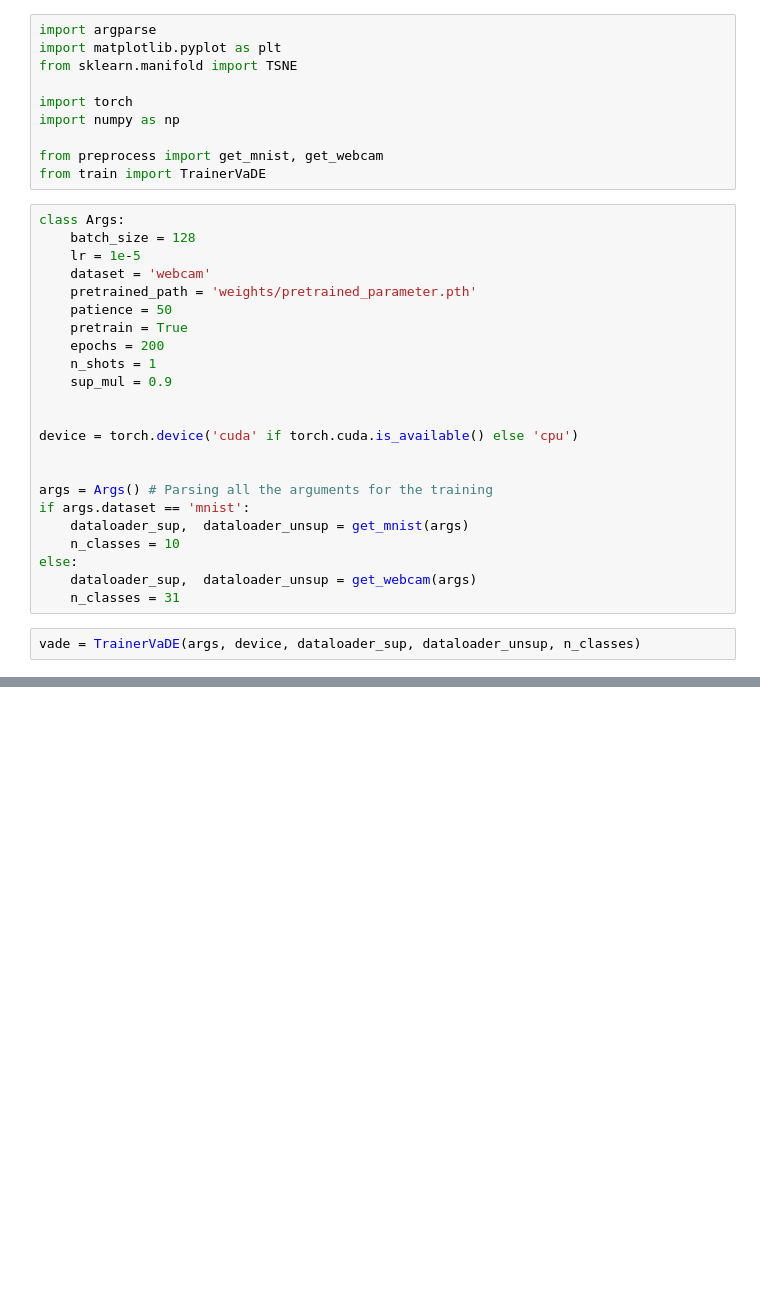
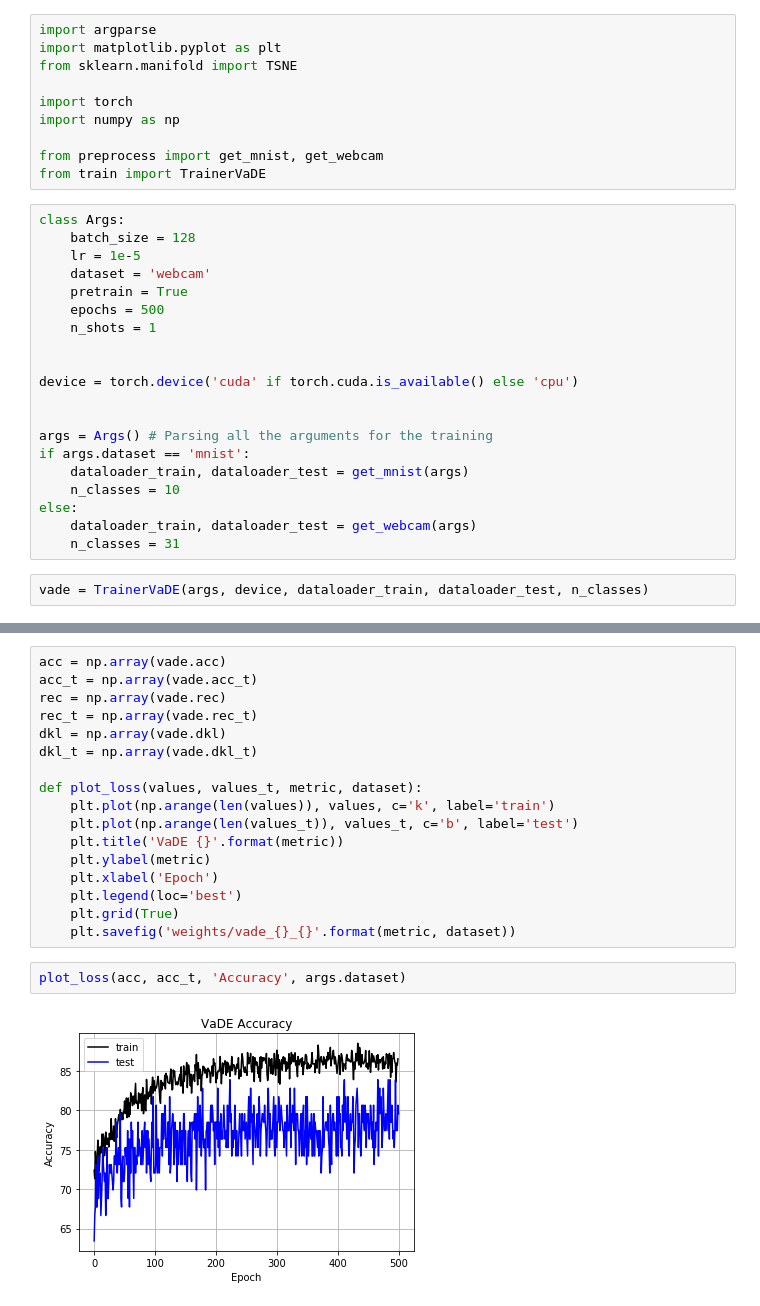
Before and after one commit to mperezcarrasco/Pytorch-SS-VaDE, a Jupyter notebook: VaDE Testing.ipynb, the cells around one changed output, grey strips where cells are left out. Drawn from its saved outputs; the diff is of its cells as text; blank space fills up the shorter version.

```diff
--- a/VaDE Testing.ipynb
+++ b/VaDE Testing.ipynb
@@ -13,12 +13,9 @@ class Args:
     batch_size = 128
     lr = 1e-5
     dataset = 'webcam'
-    pretrained_path = 'weights/pretrained_parameter.pth'
-    patience = 50
     pretrain = True
-    epochs = 200
+    epochs = 500
     n_shots = 1
-    sup_mul = 0.9
 
 
 device = torch.device('cuda' if torch.cuda.is_available() else 'cpu')
@@ -26,13 +23,13 @@ device = torch.device('cuda' if torch.cuda.is_available() else 'cpu')
 
 args = Args() # Parsing all the arguments for the training
 if args.dataset == 'mnist':
-    dataloader_sup,  dataloader_unsup = get_mnist(args)
+    dataloader_train, dataloader_test = get_mnist(args)
     n_classes = 10
 else:
-    dataloader_sup,  dataloader_unsup = get_webcam(args)
+    dataloader_train, dataloader_test = get_webcam(args)
     n_classes = 31
 # %%
-vade = TrainerVaDE(args, device, dataloader_sup, dataloader_unsup, n_classes)
+vade = TrainerVaDE(args, device, dataloader_train, dataloader_test, n_classes)
 # %%
 if args.dataset == 'webcam':
     classes = ['back_pack',
@@ -131,0 +145,21 @@ plot_tsne(z_embedded, y, classes)
+# %%
+acc = np.array(vade.acc)
+acc_t = np.array(vade.acc_t)
+rec = np.array(vade.rec)
+rec_t = np.array(vade.rec_t)
+dkl = np.array(vade.dkl)
+dkl_t = np.array(vade.dkl_t)
+
+def plot_loss(values, values_t, metric, dataset):
+    plt.plot(np.arange(len(values)), values, c='k', label='train')
+    plt.plot(np.arange(len(values_t)), values_t, c='b', label='test')
+    plt.title('VaDE {}'.format(metric))
+    plt.ylabel(metric)
+    plt.xlabel('Epoch')
+    plt.legend(loc='best')
+    plt.grid(True)
+    plt.savefig('weights/vade_{}_{}'.format(metric, dataset))
+# %%
+plot_loss(acc, acc_t, 'Accuracy', args.dataset)
+# %% [output]
+[figure, added]
```
Also changed, not shown: parts of 6 cells of this notebook, 6 other files.
